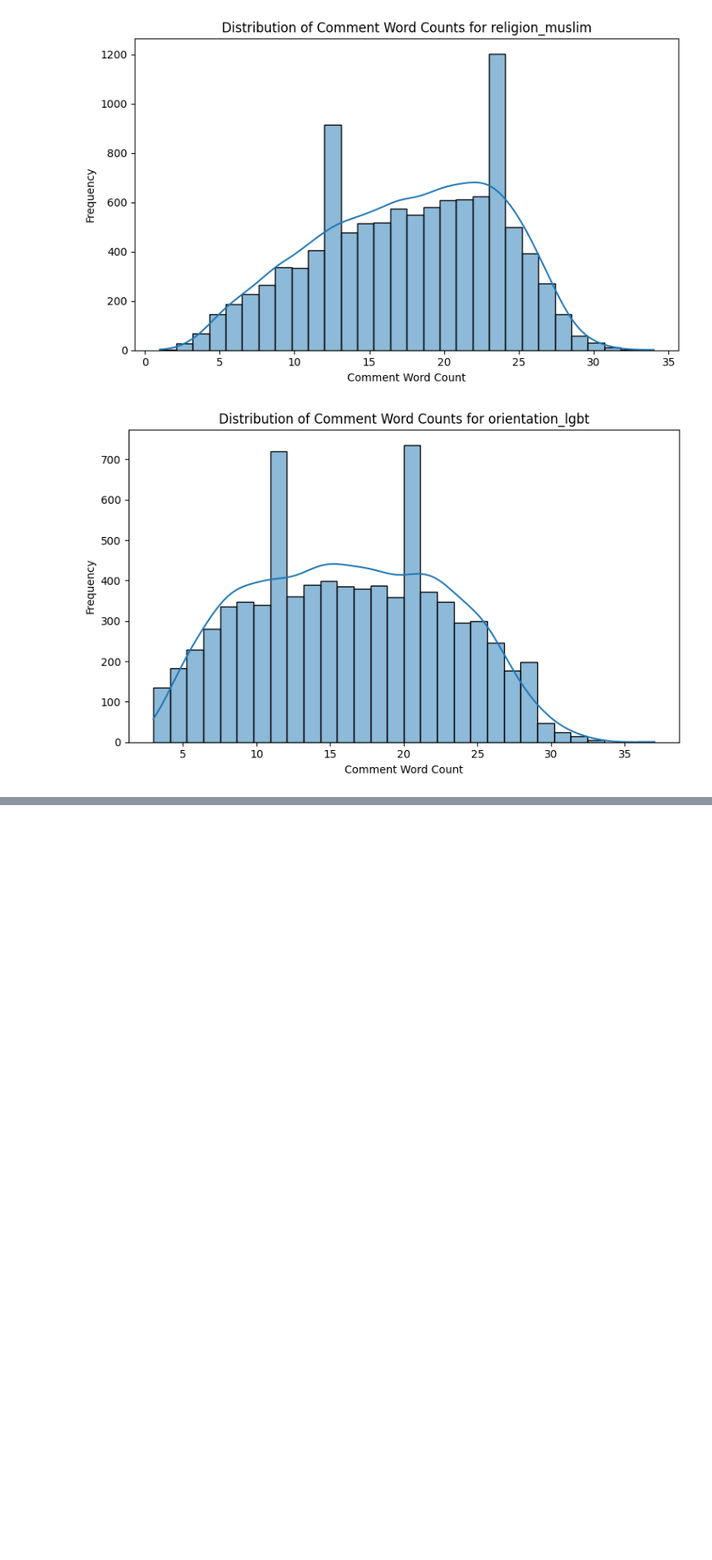
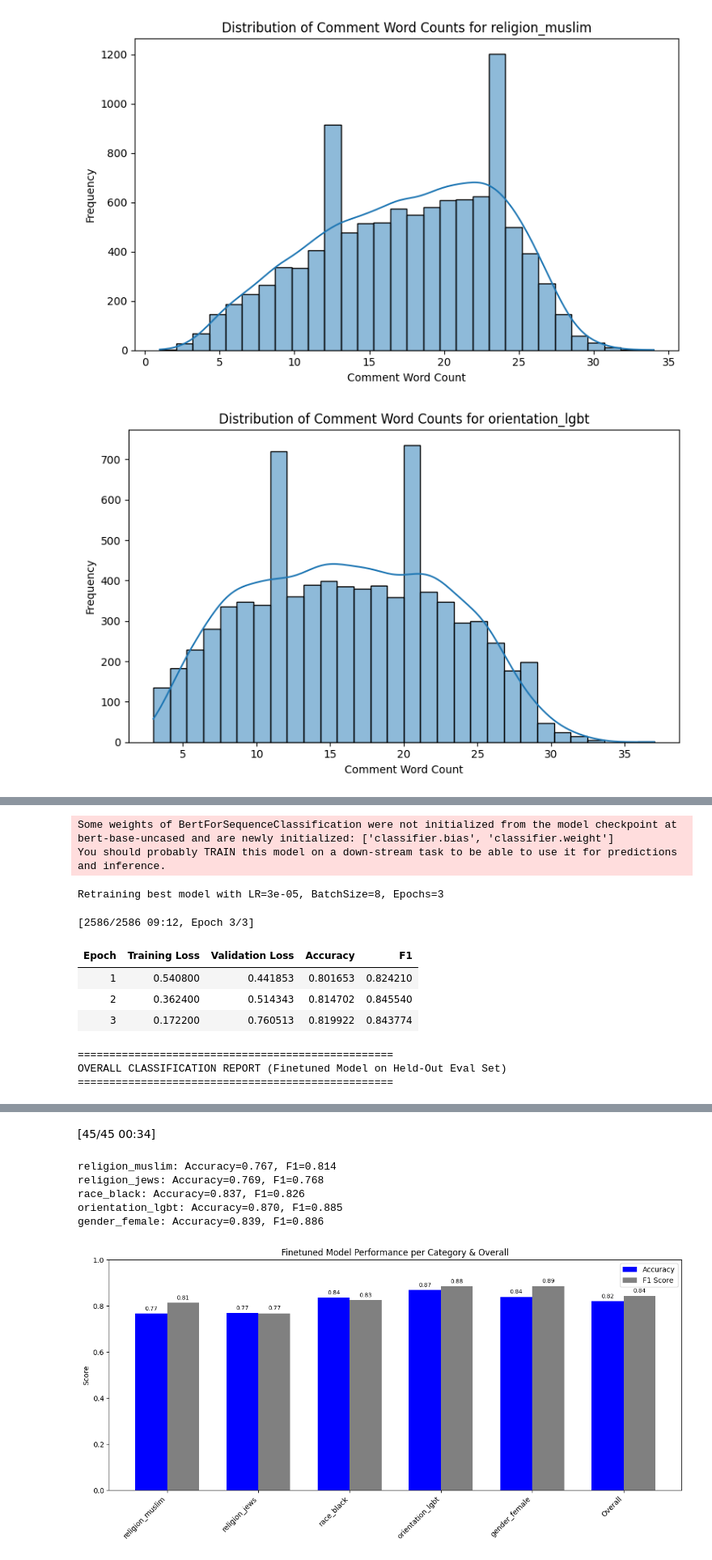
Before and after one commit to meta1C-btt/language-bias, a Jupyter notebook: mainAnalysis.ipynb, the cells around one changed output, grey strips where cells are left out. Shown at 81% size. Saved outputs shown, nothing was run; the diff lists cells and outputs as text; code cells hidden in the pictures; blank space fills up the shorter version.

```diff
--- a/mainAnalysis.ipynb
+++ b/mainAnalysis.ipynb
@@ -6,0 +19,2 @@ import seaborn as sns
+# %%
+pd.set_option('display.max_colwidth', None)
@@ -235,0 +380,2 @@ Eval:  2299 (20.0%)
+# %%
+results = []
@@ -235,0 +618,9 @@ Eval:  2299 (20.0%)
+# %%
+# --- Find the Best Combination ---
+best_f1 = df_results.loc[df_results["f1"].idxmax()]
+print("\nBest (F1):")
+print(best_f1)
+
+best_acc = df_results.loc[df_results["accuracy"].idxmax()]
+print("\nBest (Accuracy):")
+print(best_acc)
@@ -235,0 +643,57 @@ Eval:  2299 (20.0%)
+# %%
+accuracy = evaluate.load("accuracy")
+f1 = evaluate.load("f1")
+
+# Load the best finetuned model
+best_lr = best_f1['learning_rate']
+best_bs = int(best_f1['batch_size'])
+best_ep = int(best_f1['epochs'])
+
+
+# Re-initialize the model with the best parameters
+model_finetuned = BertForSequenceClassification.from_pretrained("bert-base-uncased", num_labels=2)
+
+# Define training arguments for the best model (used only to initialize the Trainer for evaluation)
+training_args_finetuned = TrainingArguments(
+    output_dir="./results_best_model", # Dummy output dir
+    eval_strategy="epoch",
+    save_strategy="no",
+    learning_rate=best_lr,
+    per_device_train_batch_size=best_bs,
+    per_device_eval_batch_size=best_bs,
+    num_train_epochs=best_ep,
+    weight_decay=0.01,
+    warmup_ratio=0.1,
+    logging_dir="./logs_best_model",
+    logging_steps=100,
+    report_to="none",
+    load_best_model_at_end=False, # We are loading manually or re-training for demo
+    metric_for_best_model="f1",
+)
+
+# Initialize a new Trainer for the finetuned model for evaluation purposes
+trainer_finetuned = Trainer(
+    model=model_finetuned,
+    args=training_args_finetuned,
+    train_dataset=train_ds, # Use train_ds for training
+    eval_dataset=eval_ds,   # Use eval_ds for evaluation
+    tokenizer=tokenizer,
+    compute_metrics=compute_metrics,
+    optimizers=(torch.optim.AdamW(model_finetuned.parameters(), lr=training_args_finetuned.learning_rate, fused=False), None)
+)
+
+# Train the model with the best parameters to get its trained state
+print(f"Retraining best model with LR={best_lr}, BatchSize={best_bs}, Epochs={best_ep}")
+trainer_finetuned.train()
+# %% [output]
+Some weights of BertForSequenceClassification were not initialized from the model checkpoint at bert-base-uncased and are newly initialized: ['classifier.bias', 'classifier.weight']
+You should probably TRAIN this model on a down-stream task to be able to use it for predictions and inference.
+Retraining best model with LR=3e-05, BatchSize=8, Epochs=3
+[2586/2586 09:12, Epoch 3/3]
+| Epoch | Training Loss | Validation Loss | Accuracy | F1 |
+| 1 | 0.540800 | 0.441853 | 0.801653 | 0.824210 |
+| 2 | 0.362400 | 0.514343 | 0.814702 | 0.845540 |
+| 3 | 0.172200 | 0.760513 | 0.819922 | 0.843774 |
+==================================================
+OVERALL CLASSIFICATION REPORT (Finetuned Model on Held-Out Eval Set)
+==================================================
@@ -235,0 +721,7 @@ Eval:  2299 (20.0%)
+[45/45 00:34]
+religion_muslim: Accuracy=0.767, F1=0.814
+religion_jews: Accuracy=0.769, F1=0.768
+race_black: Accuracy=0.837, F1=0.826
+orientation_lgbt: Accuracy=0.870, F1=0.885
+gender_female: Accuracy=0.839, F1=0.886
+[figure, added]
```
Also changed, not shown: parts of 75 cells of this notebook, 1 other file.
